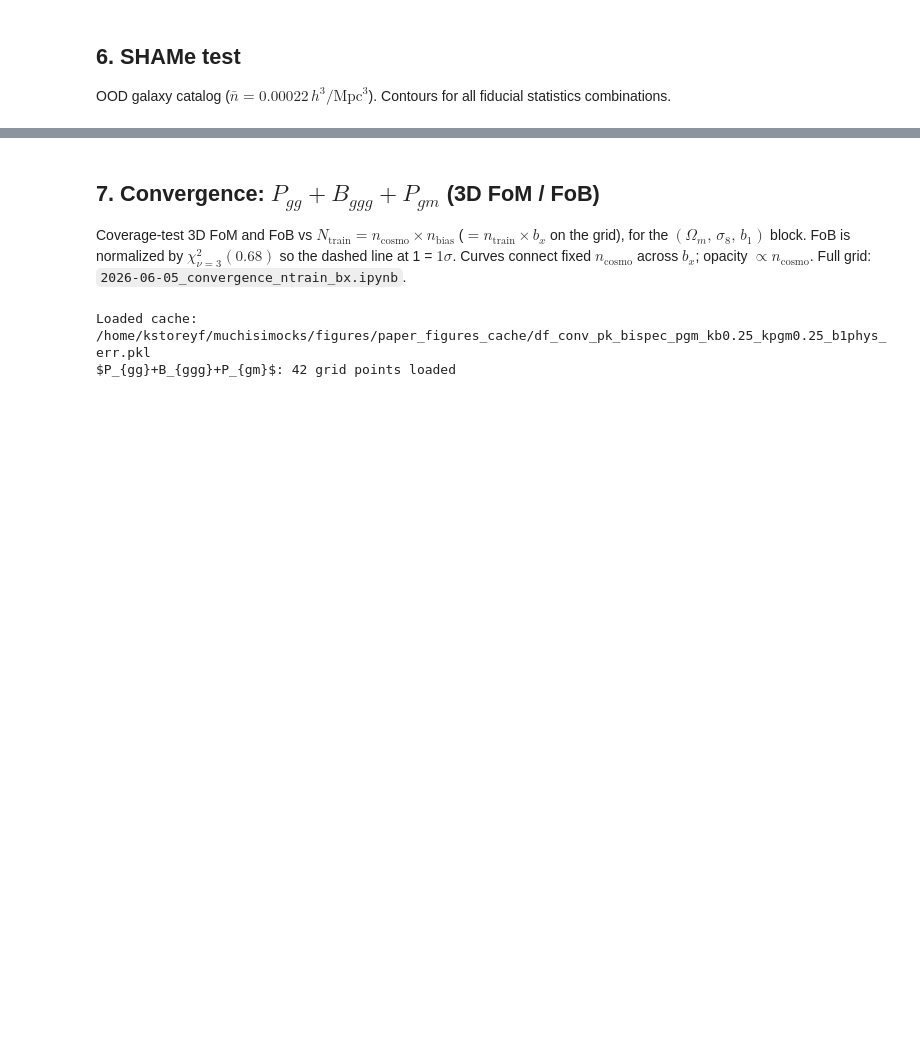
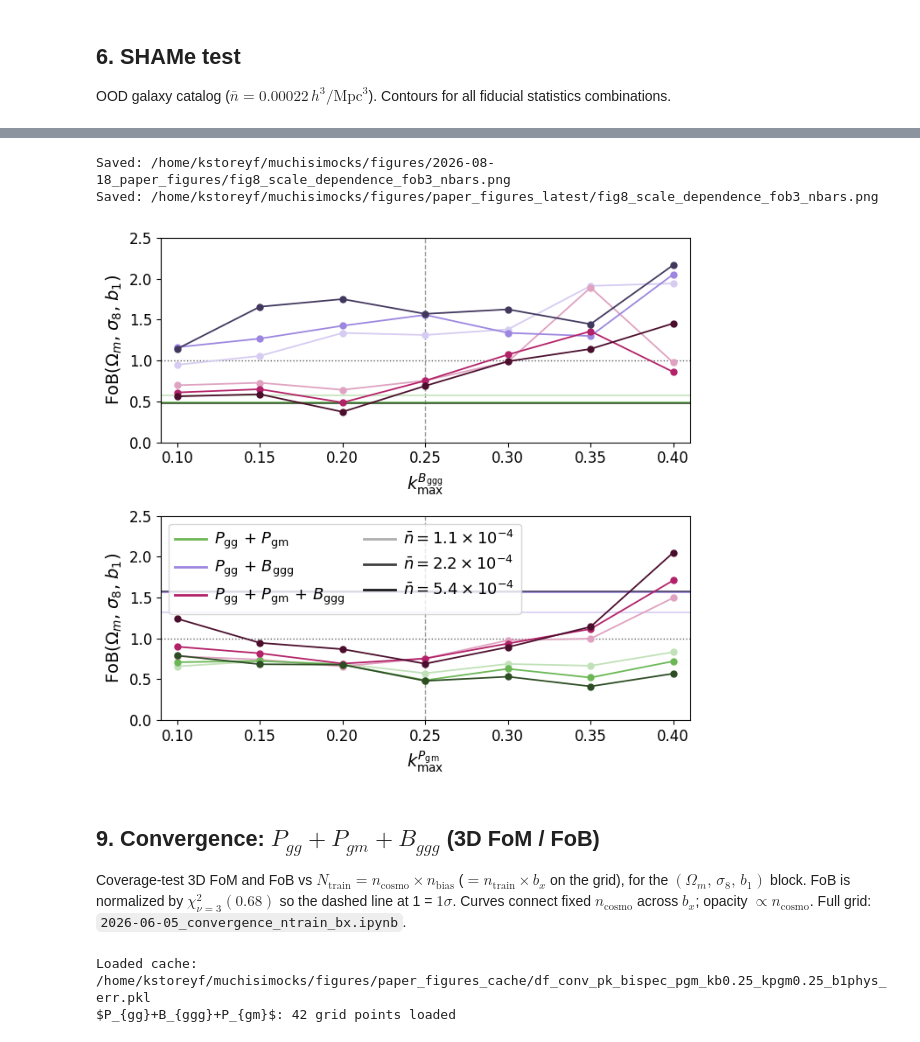
Before and after one commit to kstoreyf/muchisimocks, a Jupyter notebook: notebooks/2026-06-11_paper_figures.ipynb, the cells around one changed output, grey strips where cells are left out. Cells and saved outputs as stored; diff of their text form; code cells hidden in the pictures; blank space fills up the shorter version.

```diff
--- a/notebooks/2026-06-11_paper_figures.ipynb
+++ b/notebooks/2026-06-11_paper_figures.ipynb
@@ -680,5 +1637,11 @@ Saved: /home/kstoreyf/muchisimocks/figures/paper_figures_latest/fig6_shame_conto
+# %%
+plot_scale_fob3_shame_nbars(save_name="fig8_scale_dependence_fob3_nbars")
+# %% [output]
+Saved: /home/kstoreyf/muchisimocks/figures/2026-08-18_paper_figures/fig8_scale_dependence_fob3_nbars.png
+Saved: /home/kstoreyf/muchisimocks/figures/paper_figures_latest/fig8_scale_dependence_fob3_nbars.png
+[figure, new version]
 # %% [markdown]
-## 7. Convergence: $P_{gg}+B_{ggg}+P_{gm}$ (3D FoM / FoB)
+## 9. Convergence: $P_{gg}+P_{gm}+B_{ggg}$ (3D FoM / FoB)
 
 Coverage-test 3D FoM and FoB vs $N_\mathrm{train} = n_\mathrm{cosmo} \times n_\mathrm{bias}$ ($= n_\mathrm{train} \times b_x$ on the grid), for the $(\Omega_m,\,\sigma_8,\,b_1)$ block. FoB is normalized by $\chi^2_{\nu=3}(0.68)$ so the dashed line at 1 = $1\sigma$. Curves connect fixed $n_\mathrm{cosmo}$ across $b_x$; opacity $\propto n_\mathrm{cosmo}$. Full grid: `2026-06-05_convergence_ntrain_bx.ipynb`.
 # %%
```
Also changed, not shown: parts of 32 cells of this notebook, 10 other files.
